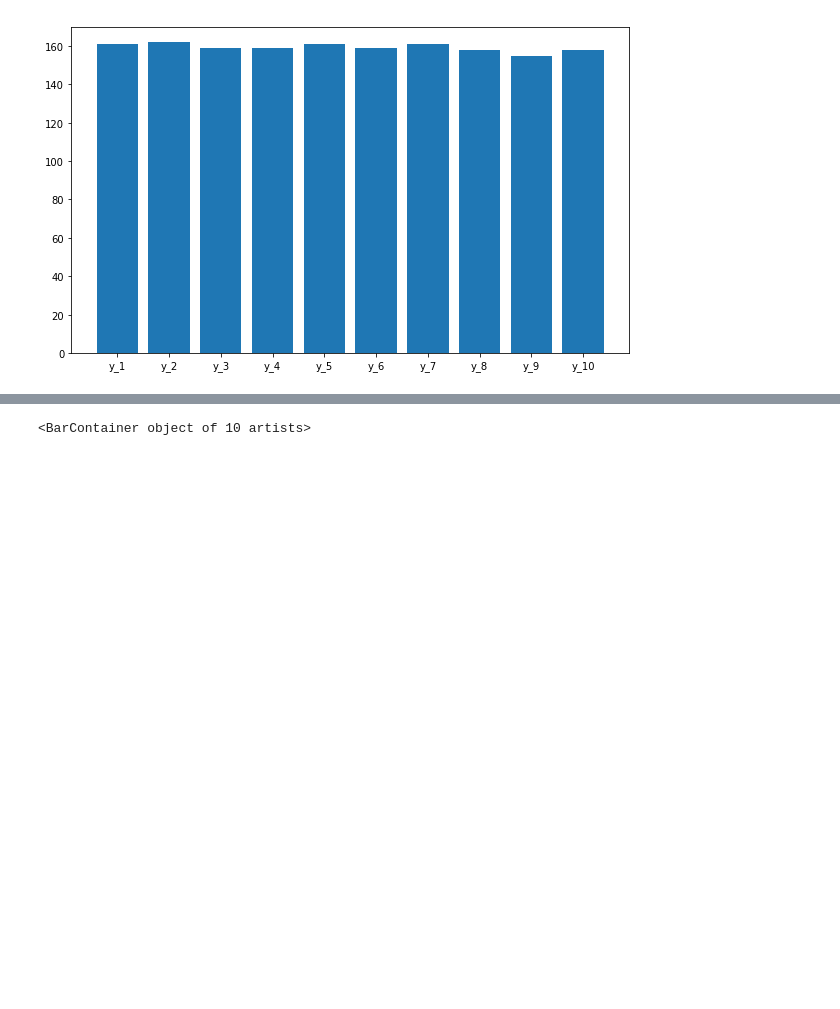
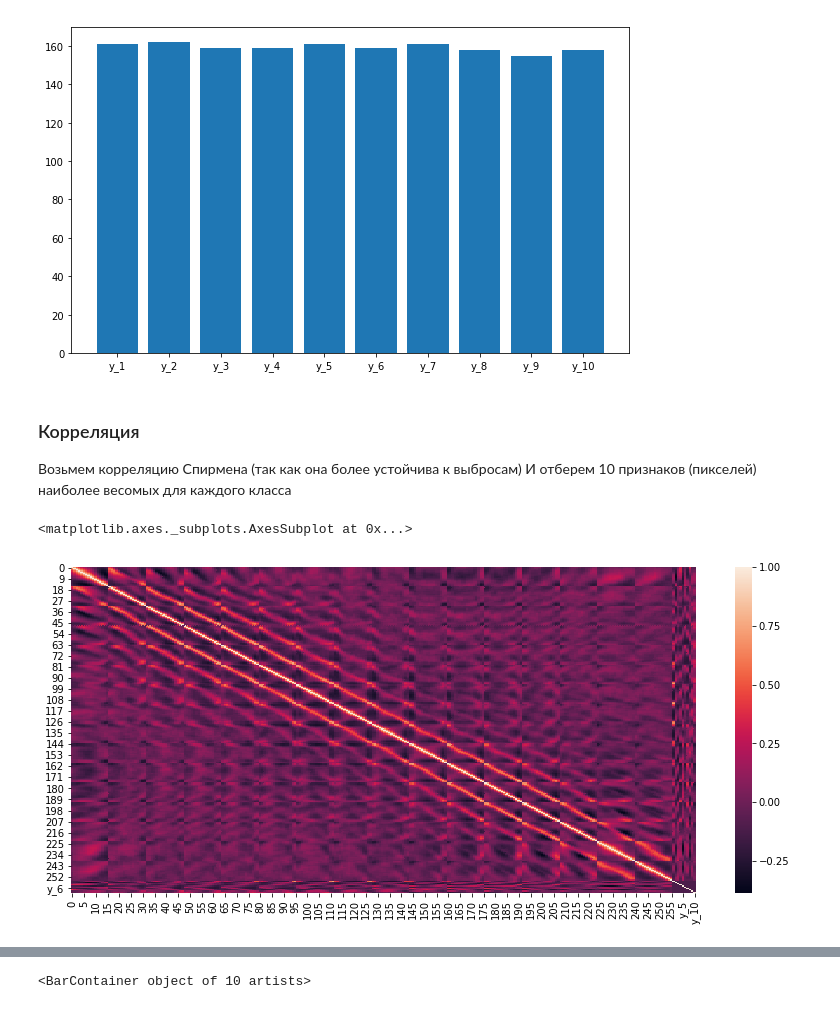
Before and after one commit to vench/study, a Jupyter notebook: lab_4.ipynb, the cells around one changed output, grey strips where cells are left out. Cells and saved outputs as stored; diff of their text form; code cells hidden in the pictures; blank space fills up the shorter version.

```diff
--- a/lab_4.ipynb
+++ b/lab_4.ipynb
@@ -83,0 +80,12 @@ plt.bar(target_names, data)
+# %% [markdown]
+### Корреляция
+
+Возьмем корреляцию Спирмена (так как она более устойчива к выбросам) И отберем 10 признаков (пикселей) наиболее весомых для каждого класса
+# %%
+import seaborn as sns
+
+plt.figure(figsize=(14,6))
+sns.heatmap(df.corr('spearman'))
+# %% [output]
+<matplotlib.axes._subplots.AxesSubplot at 0x...>
+[figure, added]
```
Also changed, not shown: parts of 4 cells of this notebook, 1 other file.
